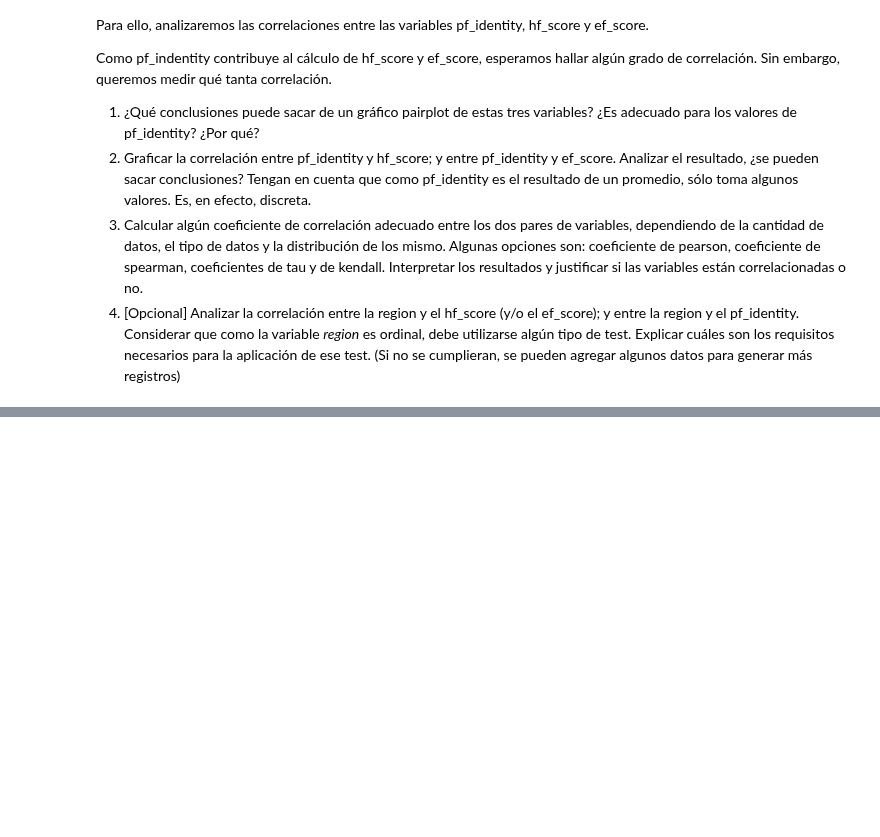
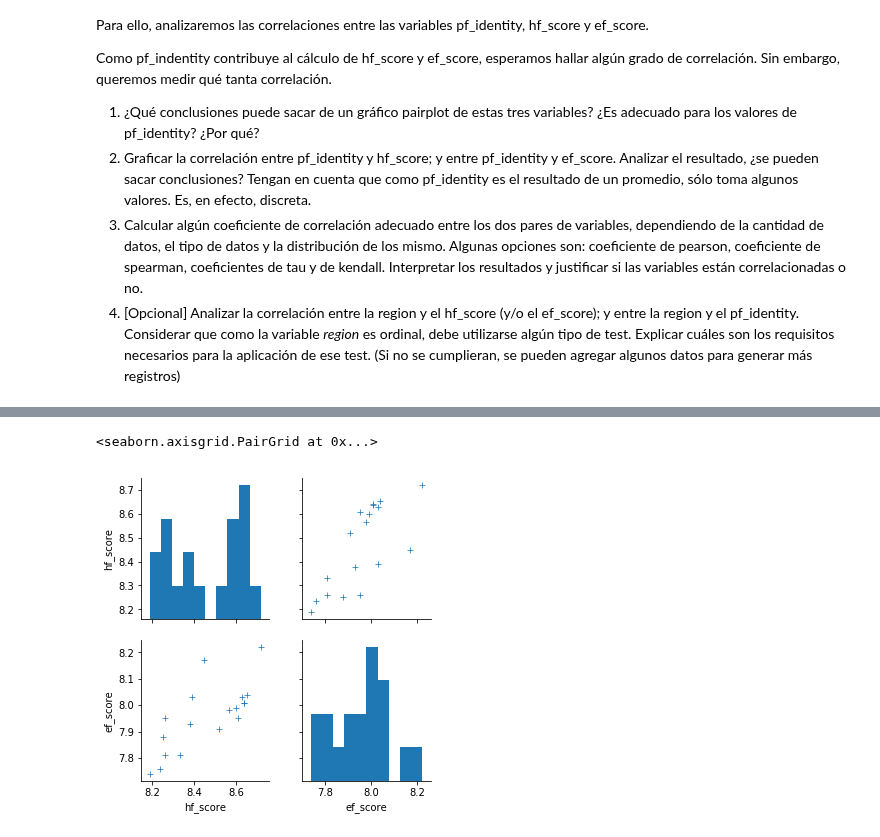
Before and after one commit to kevinsen/diplodatos-ayv-1, a Jupyter notebook: 02_practico_I_mz.ipynb, the cells around one changed output, grey strips where cells are left out. Saved outputs shown, nothing was run; the diff lists cells and outputs as text; code cells hidden in the pictures; blank space fills up the shorter version.

```diff
--- a/02_practico_I_mz.ipynb
+++ b/02_practico_I_mz.ipynb
@@ -498,0 +570,8 @@ Como pf_indentity contribuye al cálculo de hf_score y ef_score, esperamos halla
+# %%
+seaborn.pairplot(
+    data=dataset_north_america,
+    vars=['hf_score', 'ef_score'],
+    markers='+')
+# %% [output]
+<seaborn.axisgrid.PairGrid at 0x...>
+[figure, added]
```
Also changed, not shown: parts of 11 cells of this notebook.
